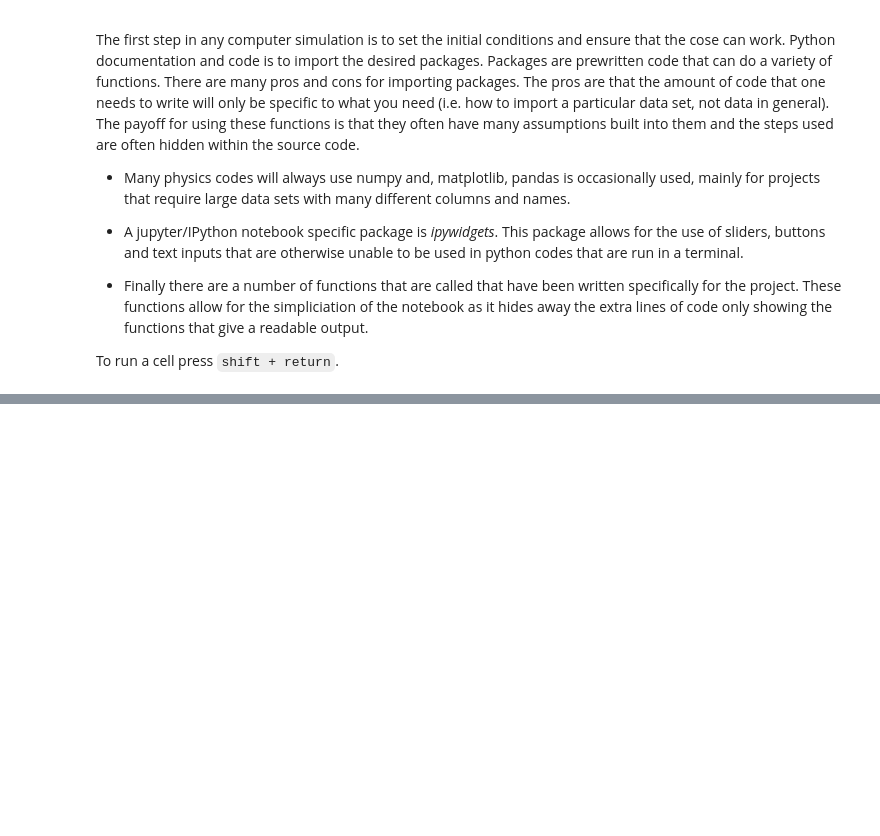
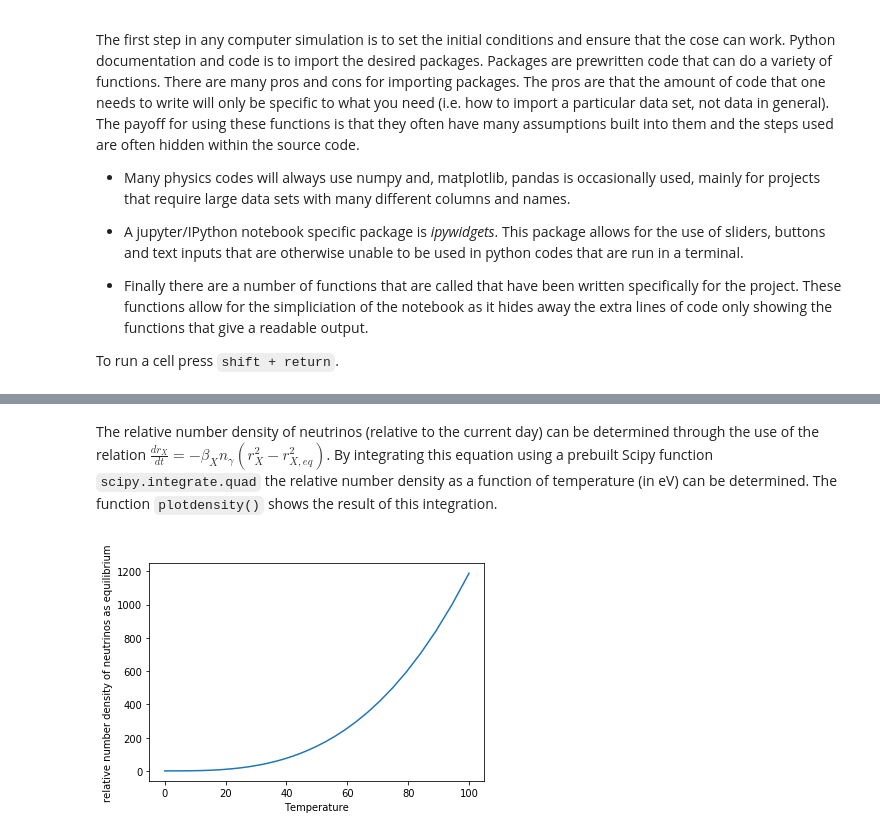
Before and after one commit to KylaAdams5/NeutrinoMass, a Jupyter notebook: NeutrinoMass.ipynb, the cells around one changed output, grey strips where cells are left out. Cells and saved outputs as stored; diff of their text form; code cells hidden in the pictures; blank space fills up the shorter version.

````diff
--- a/NeutrinoMass.ipynb
+++ b/NeutrinoMass.ipynb
@@ -128,0 +151,6 @@ np.sin(0.004)
+# %% [markdown]
+The relative number density of neutrinos (relative to the current day) can be determined through the use of the relation $\frac{dr_X}{dt} = -\beta_X n_\gamma\left(r_X^2 - r_{X,eq}^2\right)$. By integrating this equation using a prebuilt Scipy function ```scipy.integrate.quad``` the relative number density as a function of temperature (in eV) can be determined. The function ```plotdensity()``` shows the result of this integration.
+# %%
+density.plotdensity()
+# %% [output]
+[figure, added]
````
Also changed, not shown: parts of 39 cells of this notebook, 9 other files.
